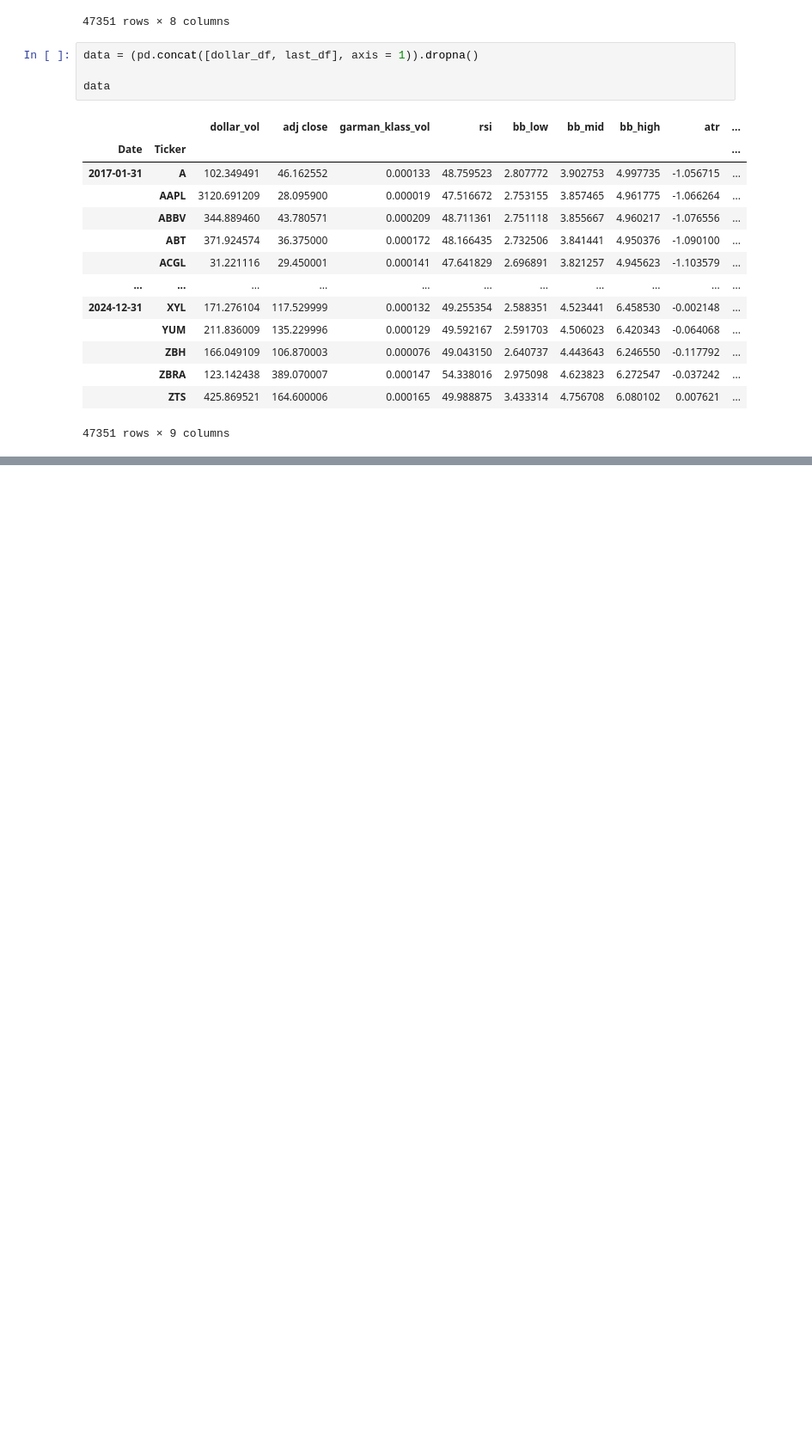
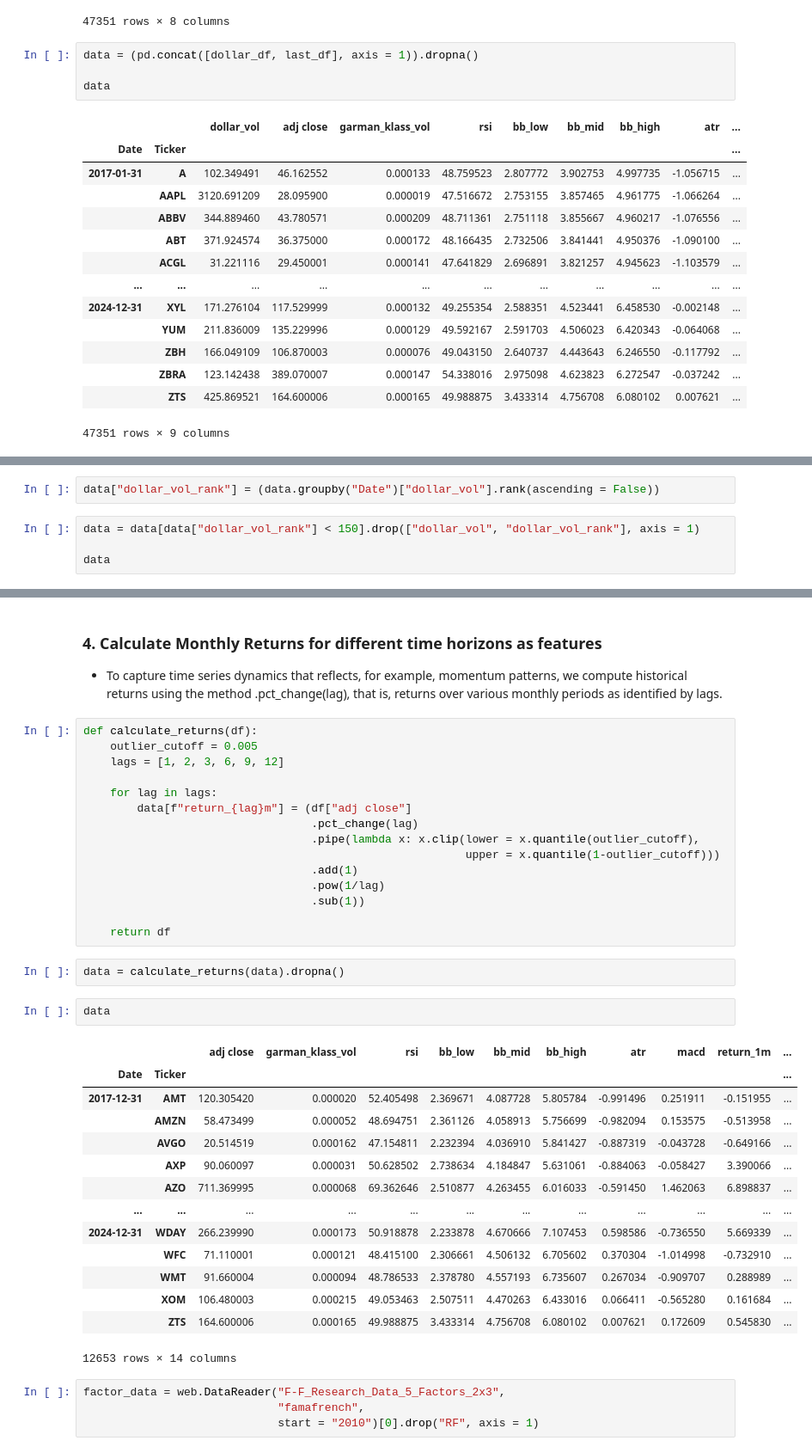
Before and after one commit to RawatRahul14/QuantPractice, a Jupyter notebook: unsupervised_trading_strategy.ipynb, the cells around one changed output, grey strips where cells are left out. Shown at 86% size. Drawn from its saved outputs; the diff is of its cells as text; blank space fills up the shorter version.

```diff
--- a/unsupervised_trading_strategy.ipynb
+++ b/unsupervised_trading_strategy.ipynb
@@ -364,0 +370,6 @@ data
+# %%
+data["dollar_vol_rank"] = (data.groupby("Date")["dollar_vol"].rank(ascending = False))
+# %%
+data = data[data["dollar_vol_rank"] < 150].drop(["dollar_vol", "dollar_vol_rank"], axis = 1)
+
+data
@@ -364,0 +391,42 @@ data
+# %% [markdown]
+### 4. Calculate Monthly Returns for different time horizons as features
+
+- To capture time series dynamics that reflects, for example, momentum patterns, we compute historical returns using the method .pct_change(lag), that is, returns over various monthly periods as identified by lags.
+# %%
+def calculate_returns(df):
+    outlier_cutoff = 0.005
+    lags = [1, 2, 3, 6, 9, 12]
+
+    for lag in lags:
+        data[f"return_{lag}m"] = (df["adj close"]
+                                  .pct_change(lag)
+                                  .pipe(lambda x: x.clip(lower = x.quantile(outlier_cutoff),
+                                                         upper = x.quantile(1-outlier_cutoff)))
+                                  .add(1)
+                                  .pow(1/lag)
+                                  .sub(1))
+
+    return df
+# %%
+data = calculate_returns(data).dropna()
+# %%
+data
+# %% [output]
+|  |  | adj close | garman_klass_vol | rsi | bb_low | bb_mid | bb_high | atr | macd | return_1m | ... |
+| Date | Ticker |  |  |  |  |  |  |  |  |  | ... |
+| 2017-12-31 | AMT | 120.305420 | 0.000020 | 52.405498 | 2.369671 | 4.087728 | 5.805784 | -0.991496 | 0.251911 | -0.151955 | ... |
+|  | AMZN | 58.473499 | 0.000052 | 48.694751 | 2.361126 | 4.058913 | 5.756699 | -0.982094 | 0.153575 | -0.513958 | ... |
+|  | AVGO | 20.514519 | 0.000162 | 47.154811 | 2.232394 | 4.036910 | 5.841427 | -0.887319 | -0.043728 | -0.649166 | ... |
+|  | AXP | 90.060097 | 0.000031 | 50.628502 | 2.738634 | 4.184847 | 5.631061 | -0.884063 | -0.058427 | 3.390066 | ... |
+|  | AZO | 711.369995 | 0.000068 | 69.362646 | 2.510877 | 4.263455 | 6.016033 | -0.591450 | 1.462063 | 6.898837 | ... |
+| ... | ... | ... | ... | ... | ... | ... | ... | ... | ... | ... | ... |
+| 2024-12-31 | WDAY | 266.239990 | 0.000173 | 50.918878 | 2.233878 | 4.670666 | 7.107453 | 0.598586 | -0.736550 | 5.669339 | ... |
+|  | WFC | 71.110001 | 0.000121 | 48.415100 | 2.306661 | 4.506132 | 6.705602 | 0.370304 | -1.014998 | -0.732910 | ... |
+|  | WMT | 91.660004 | 0.000094 | 48.786533 | 2.378780 | 4.557193 | 6.735607 | 0.267034 | -0.909707 | 0.288989 | ... |
+|  | XOM | 106.480003 | 0.000215 | 49.053463 | 2.507511 | 4.470263 | 6.433016 | 0.066411 | -0.565280 | 0.161684 | ... |
+|  | ZTS | 164.600006 | 0.000165 | 49.988875 | 3.433314 | 4.756708 | 6.080102 | 0.007621 | 0.172609 | 0.545830 | ... |
+12653 rows × 14 columns
+# %%
+factor_data = web.DataReader("F-F_Research_Data_5_Factors_2x3",
+                             "famafrench",
+                             start = "2010")[0].drop("RF", axis = 1)
```
Also changed, not shown: parts of 17 cells of this notebook.
